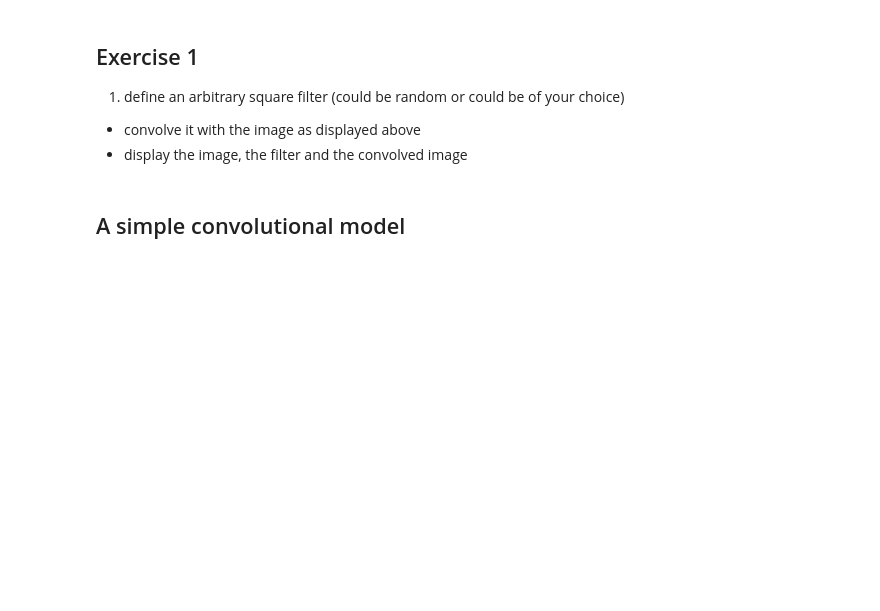
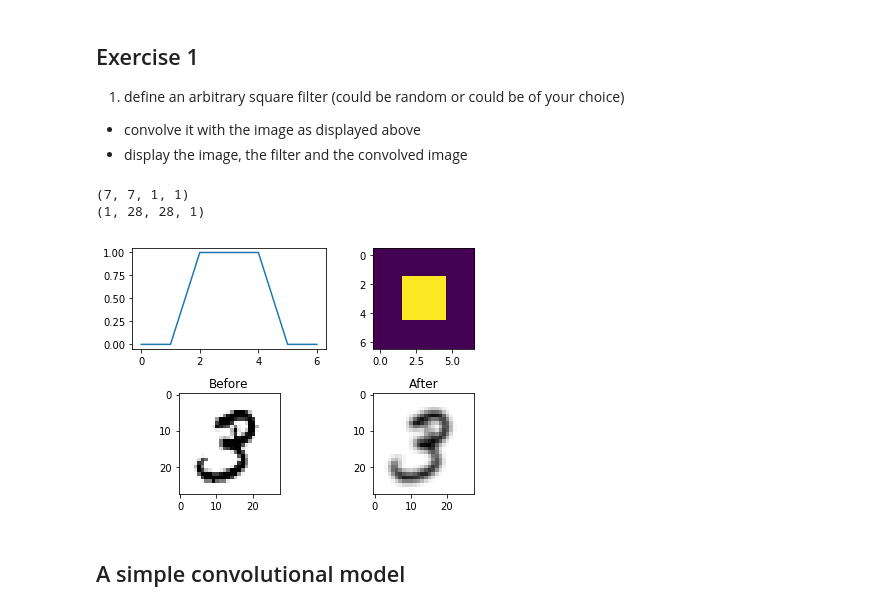
Before and after one commit to marionleborgne/ml, a Jupyter notebook: advanced_deep_learning/2a_convolutional_neural_network.ipynb, the cells around one changed output. Cells and saved outputs as stored; diff of their text form; code cells hidden in the pictures; blank space fills up the shorter version.

```diff
--- a/advanced_deep_learning/2a_convolutional_neural_network.ipynb
+++ b/advanced_deep_learning/2a_convolutional_neural_network.ipynb
@@ -93,6 +143,56 @@ plt.imshow(np.squeeze(res), cmap='Greys')
 1. define an arbitrary square filter (could be random or could be of your choice)
 - convolve it with the image as displayed above
 - display the image, the filter and the convolved image
+# %%
+s = np.zeros(ksize)
+s[[2,3,4]] = 1.0
+
+square = tf.constant(s, dtype=tf.float32)
+
+plt.subplot(221)
+plt.plot(square.eval())
+
+# Let's store the number of values in our Gaussian curve.
+ksize = square.get_shape().as_list()[0]
+
+# Let's multiply the two to get a 2d square
+square_2d = tf.matmul(tf.reshape(square, [ksize, 1]), tf.reshape(square, [1, ksize]))
+
+# Show the filter
+with tf.Session() as sess:
+    square_2d_res = square_2d.eval()
+plt.subplot(222)
+plt.imshow(square_2d_res)
+
+
+# Reshape
+img_4d = tf.reshape(img, [1, img.shape[0], img.shape[1], 1])
+
+s_4d = tf.reshape(square_2d, [ksize, ksize, 1, 1])
+print(s_4d.get_shape())
+
+
+# Convolution
+convolved = tf.nn.conv2d(img_4d, s_4d, strides=[1, 1, 1, 1], padding='SAME')
+convolved
+
+with tf.Session() as sess:
+    res = convolved.eval()
+print(res.shape)
+
+plt.subplot(223)
+plt.imshow(img, cmap='Greys')
+plt.title('Before')
+
+plt.subplot(224)
+plt.imshow(np.squeeze(res), cmap='Greys')
+plt.title('After')
+
+plt.tight_layout()
+# %% [output]
+(7, 7, 1, 1)
+(1, 28, 28, 1)
+[figure, added]
 # %% [markdown]
 ## A simple convolutional model
 # %%
```
Also changed, not shown: parts of 13 cells of this notebook, 6 other files.
